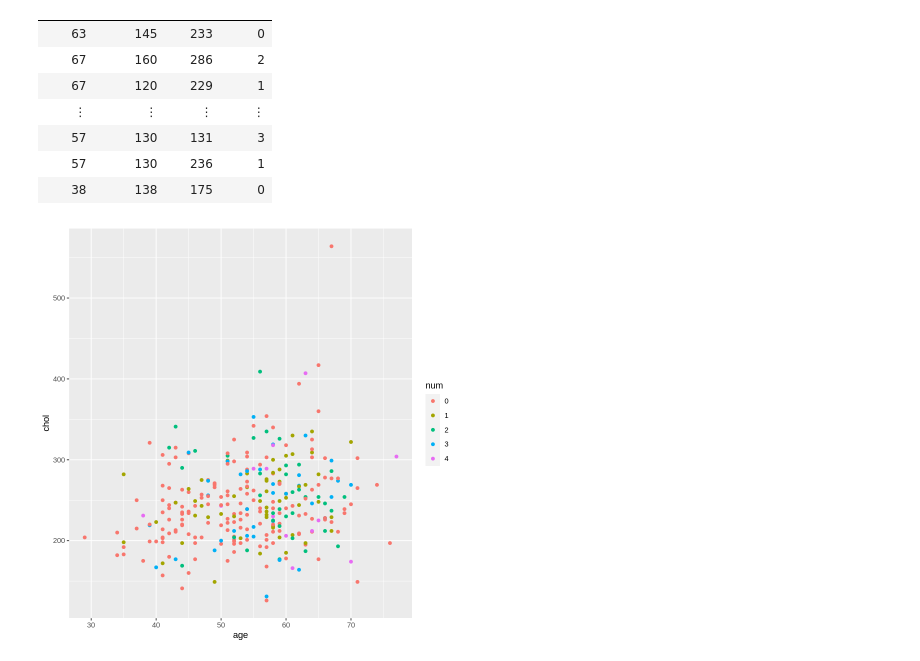
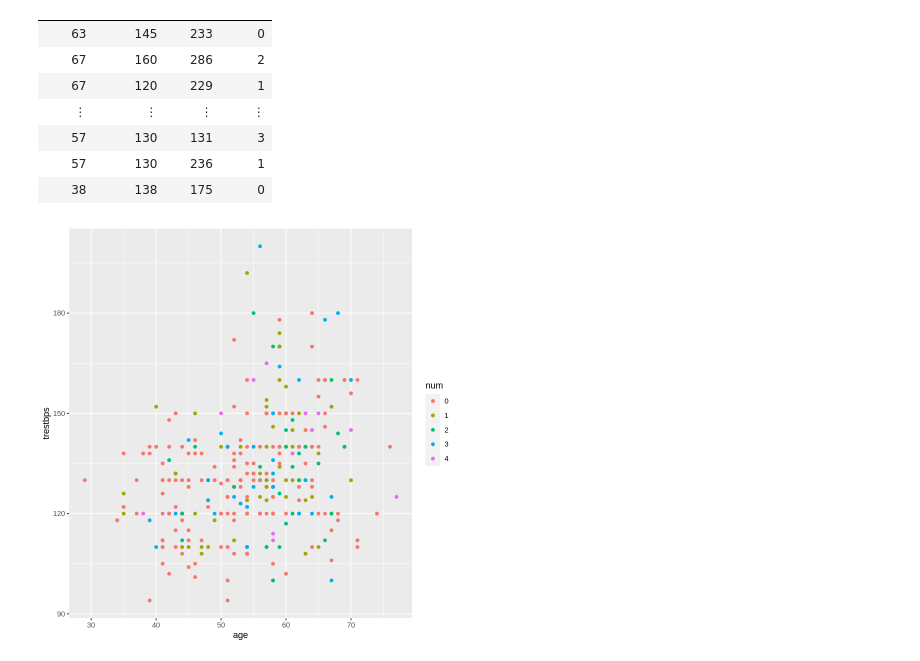
Before and after one commit to CameronGeisler/dsci-project, a Jupyter notebook: proposal2.ipynb, the cells around one changed output. Drawn from its saved outputs; the diff is of its cells as text; code cells hidden in the pictures.

```diff
--- a/proposal2.ipynb
+++ b/proposal2.ipynb
@@ -118,8 +118,8 @@ A tibble: 303 × 4
 | 57 | 130 | 236 | 1 |
 | 38 | 138 | 175 | 0 |
 # %%
-plot <- ggplot(data_select, aes(x = age, y = chol, color = num)) +
+plot <- ggplot(data_select, aes(x = age, y = trestbps, color = num)) +
     geom_point()
 plot
 # %% [output]
-[figure, old version]
+[figure, new version]
```
Also changed, not shown: parts of 2 cells of this notebook.
